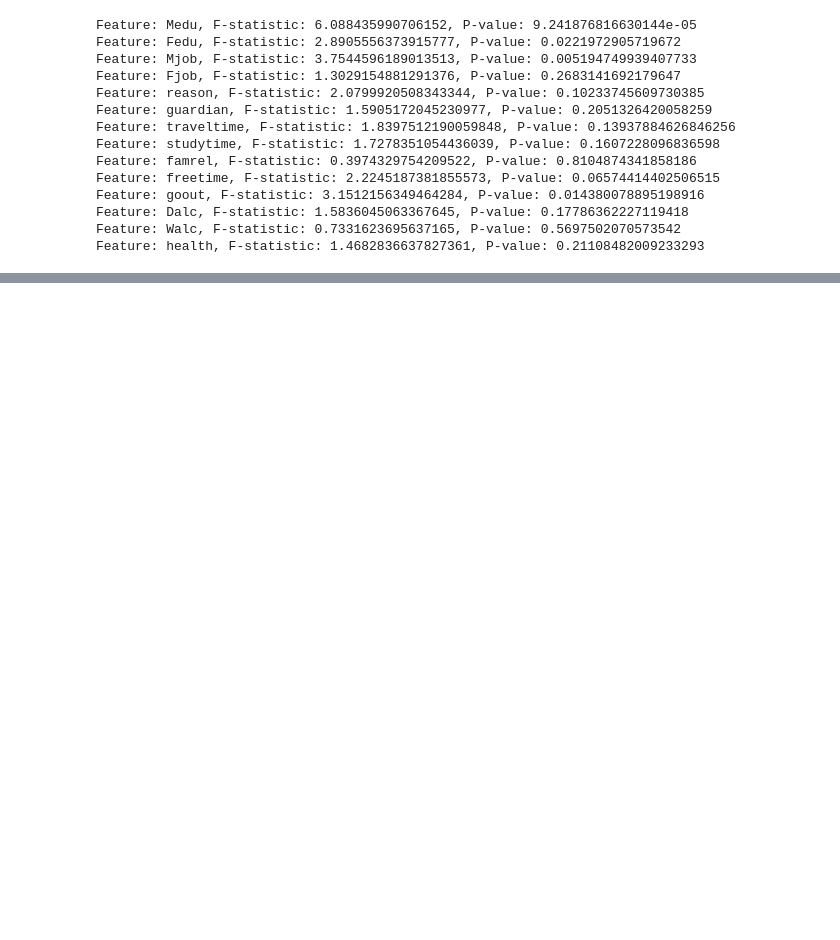
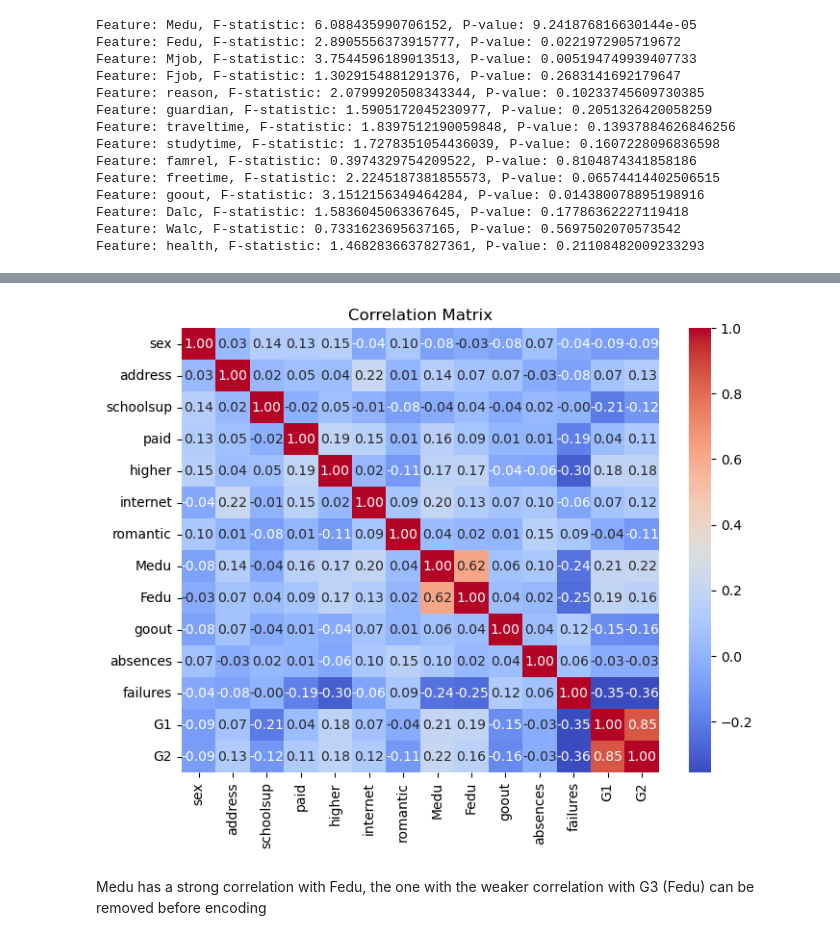
Before and after one commit to david-boules/SDS-CP015-student-performance-pred, a Jupyter notebook: notebooks/david-boules/david-cp15-math.ipynb, the cells around one changed output, grey strips where cells are left out. Saved outputs shown, nothing was run; the diff lists cells and outputs as text; code cells hidden in the pictures; blank space fills up the shorter version.

```diff
--- a/notebooks/david-boules/david-cp15-math.ipynb
+++ b/notebooks/david-boules/david-cp15-math.ipynb
@@ -478,9 +447,13 @@ y = df[target]
 from scipy.stats import f_oneway
 from sklearn.feature_selection import f_classif
 
+categorical_columns = ['Medu', 'Fedu', 'Mjob', 'Fjob', 'reason', 'guardian', 'traveltime', 'studytime' ,'famrel', 'freetime', 'goout', 'Dalc', 'Walc', 'health']
 for col in categorical_columns:
     groups = [y[X[col] == value] for value in X[col].unique()]
     f_stat, p_value = f_oneway(*groups)
+    if p_value < 0.05:
+        selected_features.append(col)
+
     print(f"Feature: {col}, F-statistic: {f_stat}, P-value: {p_value}")
 # %% [output]
 Feature: Medu, F-statistic: 6.088435990706152, P-value: 9.241876816630144e-05
@@ -498,15 +471,12 @@ Feature: Dalc, F-statistic: 1.5836045063367645, P-value: 0.17786362227119418
 Feature: Walc, F-statistic: 0.7331623695637165, P-value: 0.5697502070573542
 Feature: health, F-statistic: 1.4682836637827361, P-value: 0.21108482009233293
 # %%
-from sklearn.feature_selection import f_classif
+numerical_cols = ['age', 'absences', 'failures', 'G1', 'G2']
 
-# Filter numerical columns
-numerical_cols = X.select_dtypes(include=[np.number]).columns
-
-# Perform F-Test
 f_scores, p_values = f_classif(X[numerical_cols], y)
 
-# Display results
 for col, f_score, p_value in zip(numerical_cols, f_scores, p_values):
+    if p_value < 0.05:
+        selected_features.append(col)
     print(f"Feature: {col}, F-score: {f_score}, P-value: {p_value}")
 # %% [output]
@@ -528,6 +486,5 @@ Feature: absences, F-score: 3.8104764843335723, P-value: 7.327590735682711e-07
 Feature: G1, F-score: 90.67748275328859, P-value: 1.2104889483171816e-121
 Feature: G2, F-score: 145.93192897008356, P-value: 5.116876147076207e-154
 # %%
-selected_features = [col for col, p_value in zip(numerical_cols, p_values) if p_value < 0.05]
-print("Selected Features:", selected_features)
+print("Selected Features: ", selected_features)
 # %% [output]
@@ -534,0 +500,4 @@ Selected Features: ['Medu', 'failures', 'schoolsup', 'paid', 'romantic', 'Dalc',
+# %%
+df_sfeatures = df[selected_features]
+df_sfeatures_wo_G1_G2 = df_sfeatures.drop(columns=['G1', 'G2'])
+df_sfeatures_wo_G1_G2.head()
@@ -534,0 +511,9 @@ Selected Features: ['Medu', 'failures', 'schoolsup', 'paid', 'romantic', 'Dalc',
+# %%
+correlation_matrix = df_sfeatures.corr(numeric_only=True, method='pearson')
+
+plt.figure(figsize=(8, 6))
+sns.heatmap(correlation_matrix, annot=True, cmap="coolwarm", fmt=".2f")
+plt.title("Correlation Matrix")
+plt.show()
+# %% [output]
+[figure, added]
@@ -534,0 +522,2 @@ Selected Features: ['Medu', 'failures', 'schoolsup', 'paid', 'romantic', 'Dalc',
+# %% [markdown]
+Medu has a strong correlation with Fedu, the one with the weaker correlation with G3 (Fedu) can be removed before encoding
```
Also changed, not shown: parts of 54 cells of this notebook, 1 other file.
